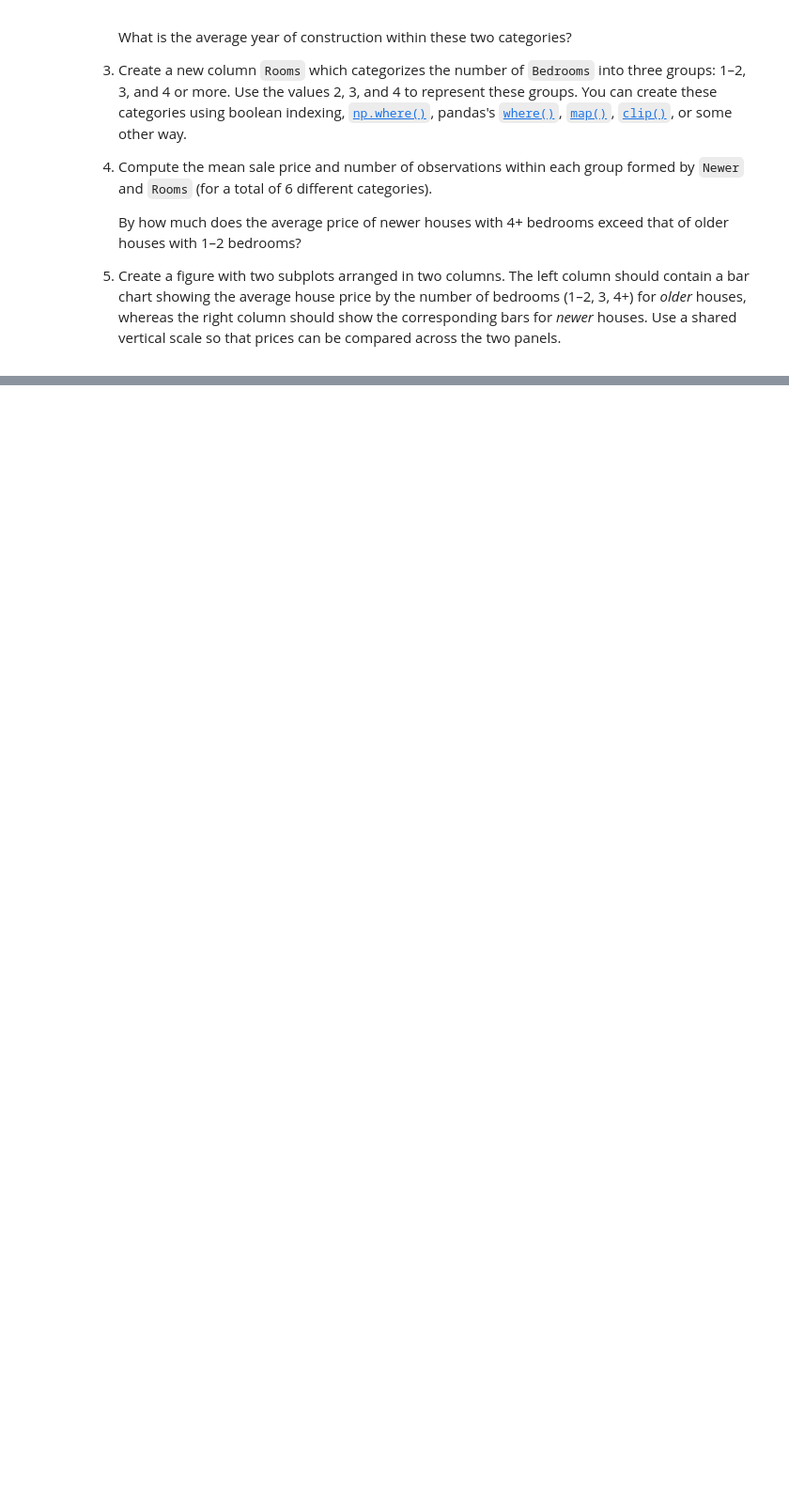
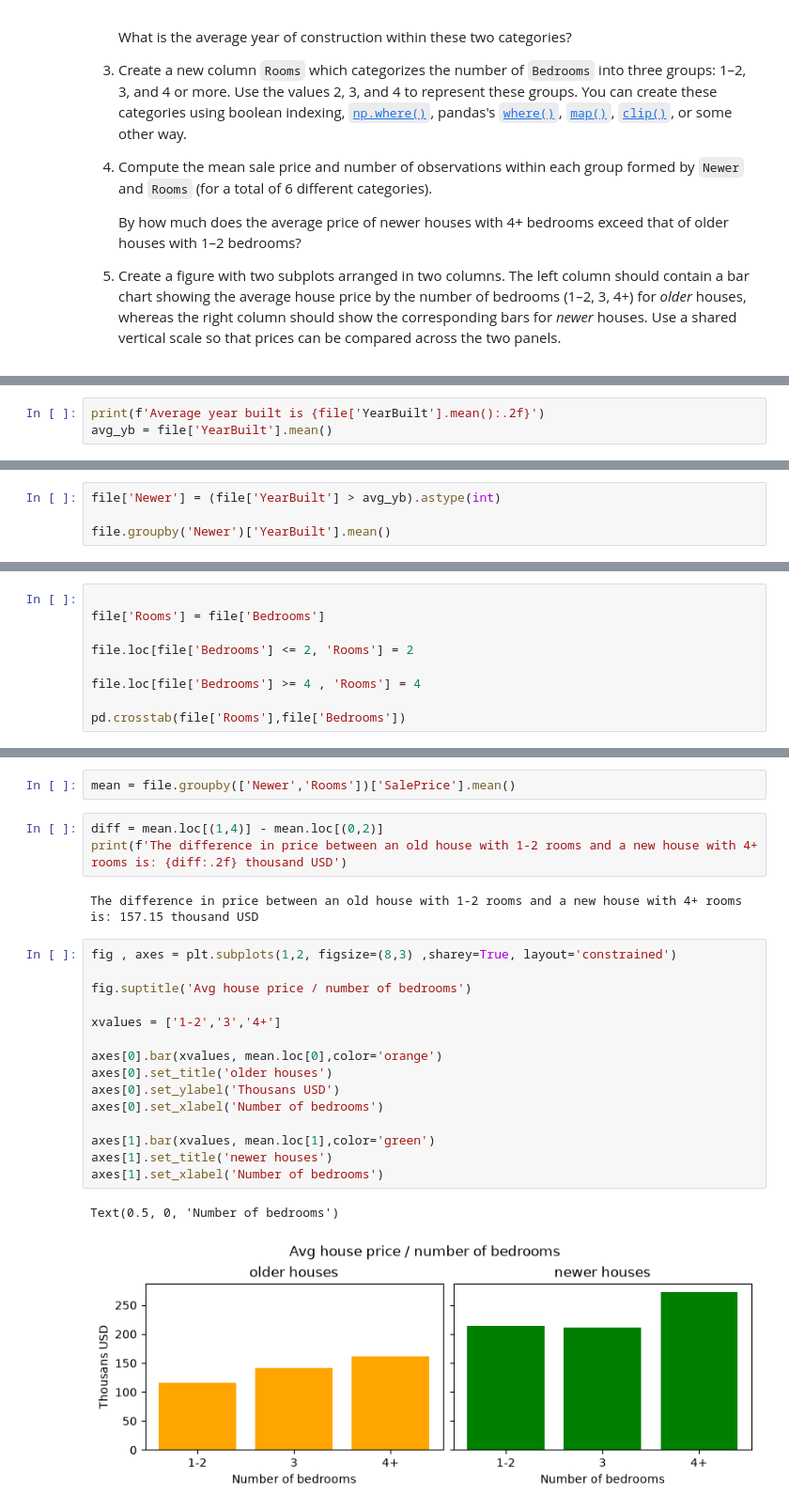
Before and after one commit to falkfrydenlund-creator/TECH2-H26, a Jupyter notebook: workshops/workshop4/workshop4 Falk.ipynb, the cells around one changed output, grey strips where cells are left out. Shown at 94% size. Saved outputs shown, nothing was run; the diff lists cells and outputs as text; blank space fills up the shorter version.

```diff
--- a/workshops/workshop4/workshop4 Falk.ipynb
+++ b/workshops/workshop4/workshop4 Falk.ipynb
@@ -267,0 +277,3 @@ with selected house characteristics.
+# %%
+print(f'Average year built is {file['YearBuilt'].mean():.2f}')
+avg_yb = file['YearBuilt'].mean()
@@ -267,0 +282,4 @@ with selected house characteristics.
+# %%
+file['Newer'] = (file['YearBuilt'] > avg_yb).astype(int)
+
+file.groupby('Newer')['YearBuilt'].mean()
@@ -267,0 +291,9 @@ with selected house characteristics.
+# %%
+
+file['Rooms'] = file['Bedrooms']
+
+file.loc[file['Bedrooms'] <= 2, 'Rooms'] = 2
+
+file.loc[file['Bedrooms'] >= 4 , 'Rooms'] = 4
+
+pd.crosstab(file['Rooms'],file['Bedrooms'])
@@ -268,3 +306,28 @@ with selected house characteristics.
+# %%
+mean = file.groupby(['Newer','Rooms'])['SalePrice'].mean()
+# %%
+diff = mean.loc[(1,4)] - mean.loc[(0,2)]
+print(f'The difference in price between an old house with 1-2 rooms and a new house with 4+ rooms is: {diff:.2f} thousand USD')
+# %% [output]
+The difference in price between an old house with 1-2 rooms and a new house with 4+ rooms is: 157.15 thousand USD
+# %%
+fig , axes = plt.subplots(1,2, figsize=(8,3) ,sharey=True, layout='constrained')
+
+fig.suptitle('Avg house price / number of bedrooms')
+
+xvalues = ['1-2','3','4+']
+
+axes[0].bar(xvalues, mean.loc[0],color='orange')
+axes[0].set_title('older houses')
+axes[0].set_ylabel('Thousans USD')
+axes[0].set_xlabel('Number of bedrooms')
+
+axes[1].bar(xvalues, mean.loc[1],color='green')
+axes[1].set_title('newer houses')
+axes[1].set_xlabel('Number of bedrooms')
+# %% [output]
+Text(0.5, 0, 'Number of bedrooms')
+[figure, added]
 # %% [markdown]
 ***
 # Exercise 4: Inflation and unemployment in the US
```
Also changed, not shown: parts of 4 cells of this notebook.
